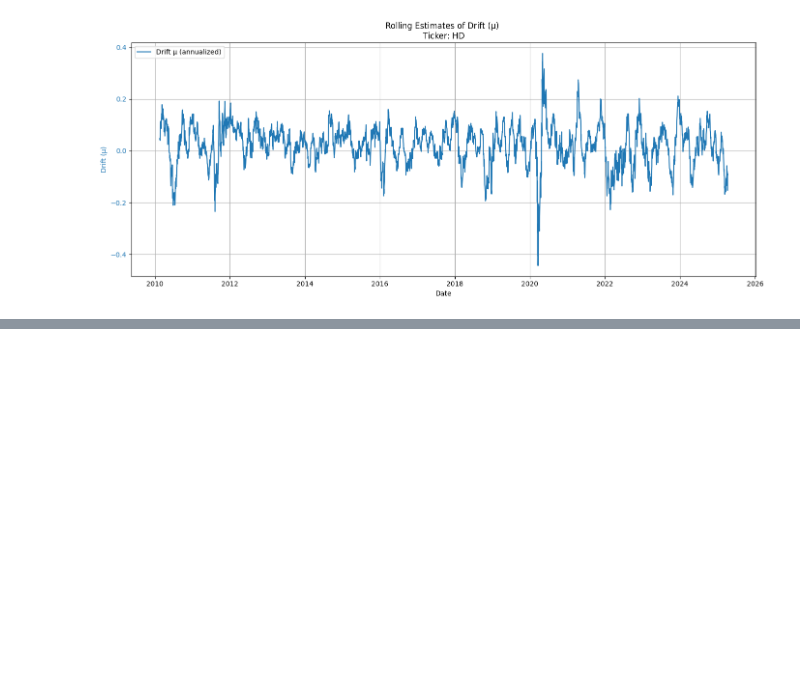
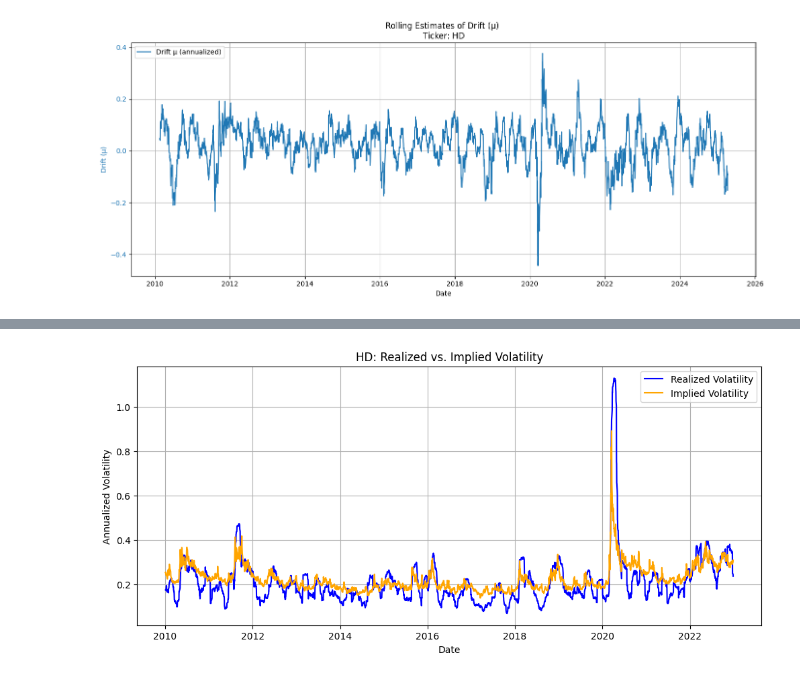
Before and after one commit to HarvestStars/cf_assignment1, a Jupyter notebook: assignment1/part_1.ipynb, the cells around one changed output, grey strips where cells are left out. Cells and saved outputs as stored; diff of their text form; code cells hidden in the pictures; blank space fills up the shorter version.

```diff
--- a/assignment1/part_1.ipynb
+++ b/assignment1/part_1.ipynb
@@ -269,0 +326,25 @@ plt.show()
+# %%
+prices = load_sp500_dataset()
+implied_vol = load_sp500_implied_vol_dataset()
+
+ticker = "HD"
+px = prices[ticker]
+iv = implied_vol[ticker]
+returns = np.log(px / px.shift(1))
+rv = returns.rolling(window=30).std() * np.sqrt(252)  # annualized volatility
+
+vol_df = pd.concat([rv.rename("RealizedVol"), iv.rename("ImpliedVol")], axis=1).dropna()
+
+import matplotlib.pyplot as plt
+
+plt.figure(figsize=(12, 5))
+plt.plot(vol_df.index, vol_df["RealizedVol"], label="Realized Volatility", color="blue")
+plt.plot(vol_df.index, vol_df["ImpliedVol"], label="Implied Volatility", color="orange")
+plt.title(f"{ticker}: Realized vs. Implied Volatility")
+plt.ylabel("Annualized Volatility")
+plt.xlabel("Date")
+plt.legend()
+plt.grid(True)
+plt.show()
+# %% [output]
+[figure, added]
```
Also changed, not shown: parts of 7 cells of this notebook.
